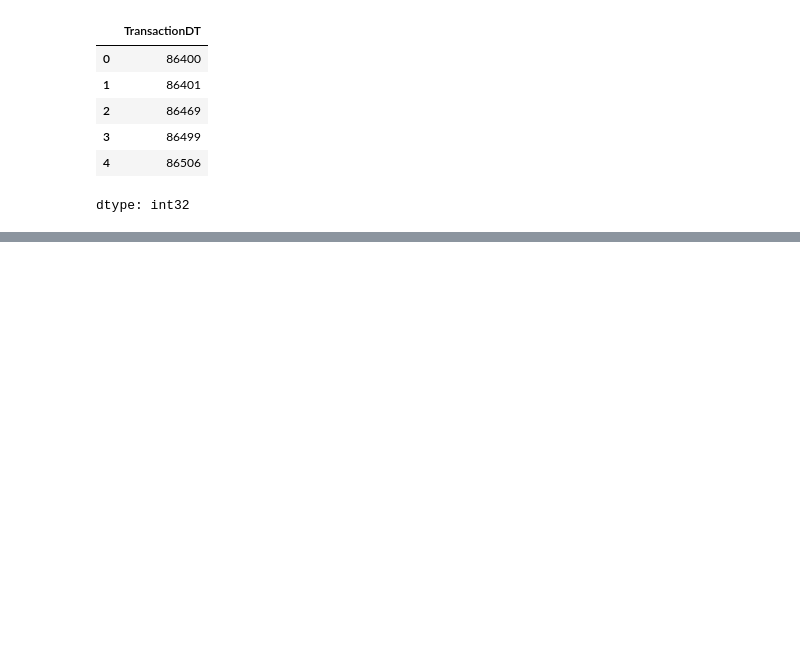
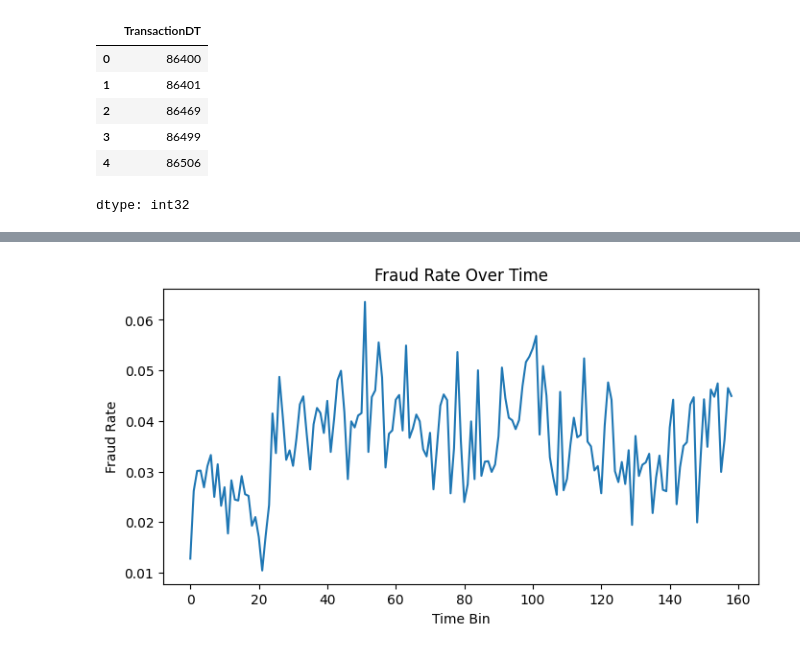
Before and after one commit to rahulkhawashi/Dog-breed-vision, a Jupyter notebook: ieee_cis_fraud_detection.ipynb, the cells around one changed output, grey strips where cells are left out. Saved outputs shown, nothing was run; the diff lists cells and outputs as text; code cells hidden in the pictures; blank space fills up the shorter version.

```diff
--- a/ieee_cis_fraud_detection.ipynb
+++ b/ieee_cis_fraud_detection.ipynb
@@ -107,0 +119,14 @@ dtype: int32
+# %%
+
+train['time_bin'] = train['TransactionDT'] // 100000
+
+fraud_rate_time = train.groupby('time_bin')['isFraud'].mean()
+
+plt.figure(figsize=(8,4))
+fraud_rate_time.plot()
+plt.title("Fraud Rate Over Time")
+plt.xlabel("Time Bin")
+plt.ylabel("Fraud Rate")
+plt.show()
+# %% [output]
+[figure, added]
```
Also changed, not shown: parts of 3 cells of this notebook.
